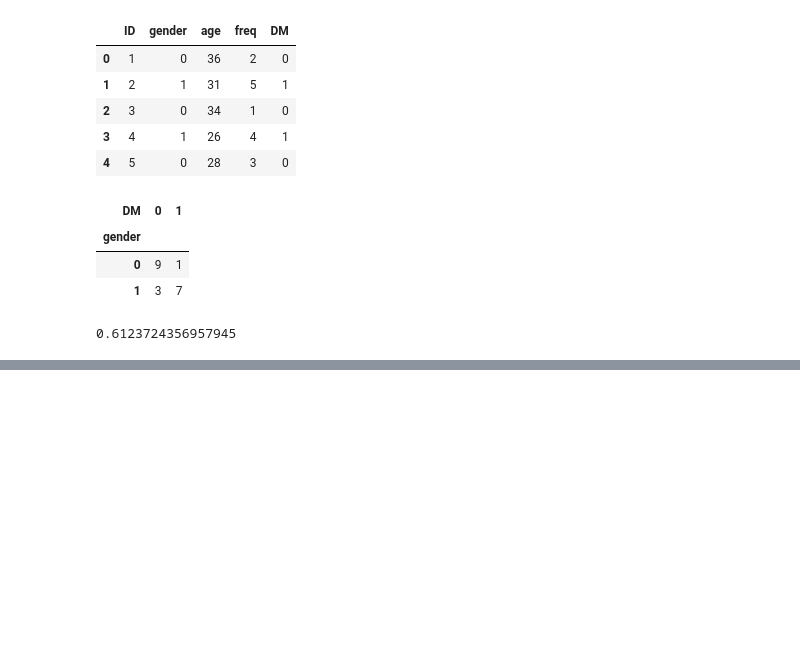
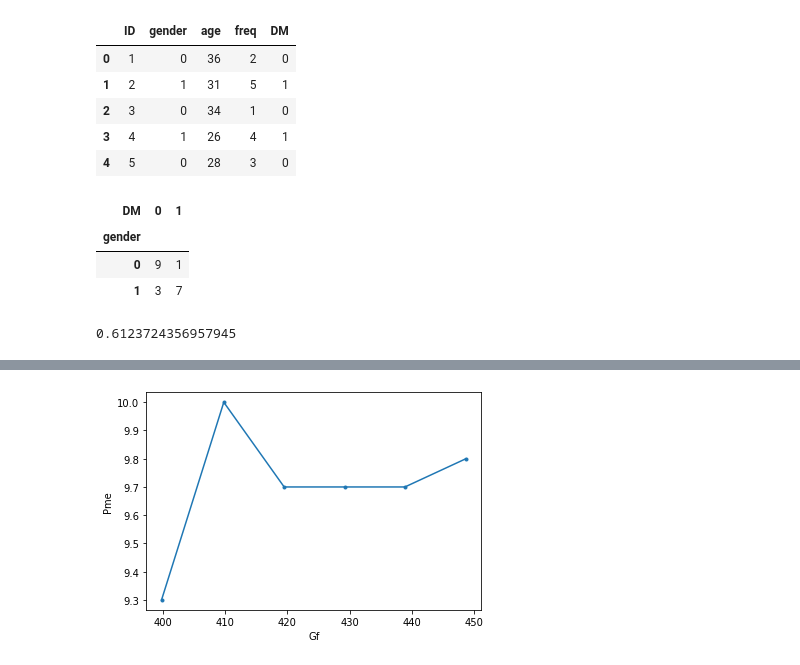
Before and after one commit to englishta/algorithm, a Jupyter notebook: graphic/2/18T1040X_加藤正隆(2).ipynb, the cells around one changed output, grey strips where cells are left out. Cells and saved outputs as stored; diff of their text form; code cells hidden in the pictures; blank space fills up the shorter version.

```diff
--- a/graphic/2/18T1040X_加藤正隆(2).ipynb
+++ b/graphic/2/18T1040X_加藤正隆(2).ipynb
@@ -134,0 +175,9 @@ np.corrcoef( customer['gender'], customer['DM'] )[0,1]
+# %%
+x = [9.3, 10, 9.7, 9.7, 9.7, 9.8]
+y = [399.8, 409.8, 419.5, 429.2, 438.9, 448.7]
+plt.plot(y, x, '.-' )
+plt.xlabel( 'Gf' )
+plt.ylabel( 'Pme' )
+plt.show()
+# %% [output]
+[figure, added]
```
Also changed, not shown: parts of 2 cells of this notebook, 4 other files.
